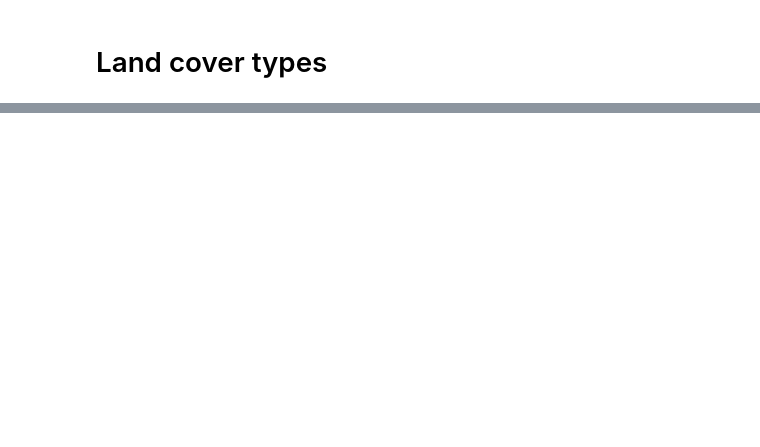
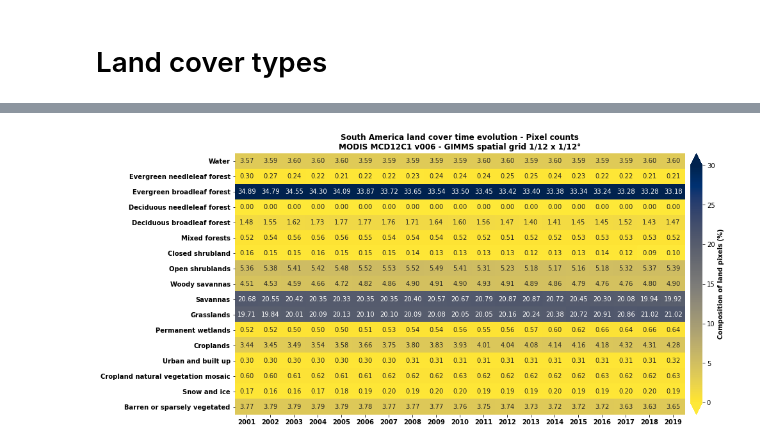
Before and after one commit to SandroAlex/phd, a Jupyter notebook: notebooks/single_variables/land_cover_modis.ipynb, the cells around one changed output, grey strips where cells are left out. Cells and saved outputs as stored; diff of their text form; code cells hidden in the pictures; blank space fills up the shorter version.

```diff
--- a/notebooks/single_variables/land_cover_modis.ipynb
+++ b/notebooks/single_variables/land_cover_modis.ipynb
@@ -414,0 +339,9 @@ DS.to_netcdf(
+# %%
+# In accordance with GIMMS NDVI 3g original spatial grid.
+NEW_GRID = xr.Dataset(
+    coords={"lat": (["lat"], DS_NDVI.lat.values),
+            "lon": (["lon"], DS_NDVI.lon.values)}
+)
+
+# Show it.
+print(NEW_GRID)
@@ -414,0 +644,9 @@ DS.to_netcdf(
+# %%
+# Number of land pixels.
+n_land = df_land_classes.iloc[0, 1:].sum()
+
+# Percentages.
+df_percentages = (df_land_classes.iloc[:, 1:] / n_land * 100).copy(deep=True)
+
+# Show it
+df_percentages.head()
@@ -414,0 +660,31 @@ DS.to_netcdf(
+# %%
+%%time
+
+# Make figure.
+plt.figure(figsize=(15, 7.5))
+ax = sns.heatmap(
+    data=df_percentages.T,
+    cmap=plt.cm.cividis_r,
+    robust=True,
+    annot=True,
+    fmt=".2f",
+    vmin=0,
+    vmax=30,
+    yticklabels=[classes_dict[key] for key in range(17)],
+    cbar_kws={"extend": "both", "pad": 0.01}
+)
+
+# Adjustments.
+ax.set_title("South America land cover time evolution - Pixel counts" + \
+             "\nMODIS MCD12C1 v006 - GIMMS spatial grid 1/12 x 1/12°", weight="bold")
+ax.set_xticklabels(ax.get_xticklabels(), weight="bold")
+ax.set_yticklabels(ax.get_yticklabels(), weight="bold")
+ax.collections[0].colorbar.set_label("Composition of land pixels (%)", weight="bold")
+
+if save_fig:
+    plt.savefig(
+        FIG_FOLDER + "land_classes_heatmap.jpg",
+        dpi=200,
+        bbox_inches="tight"
+    )
+# %% [output]
@@ -414,0 +693 @@ DS.to_netcdf(
+[figure, added]
```
Also changed, not shown: parts of 61 cells of this notebook.
